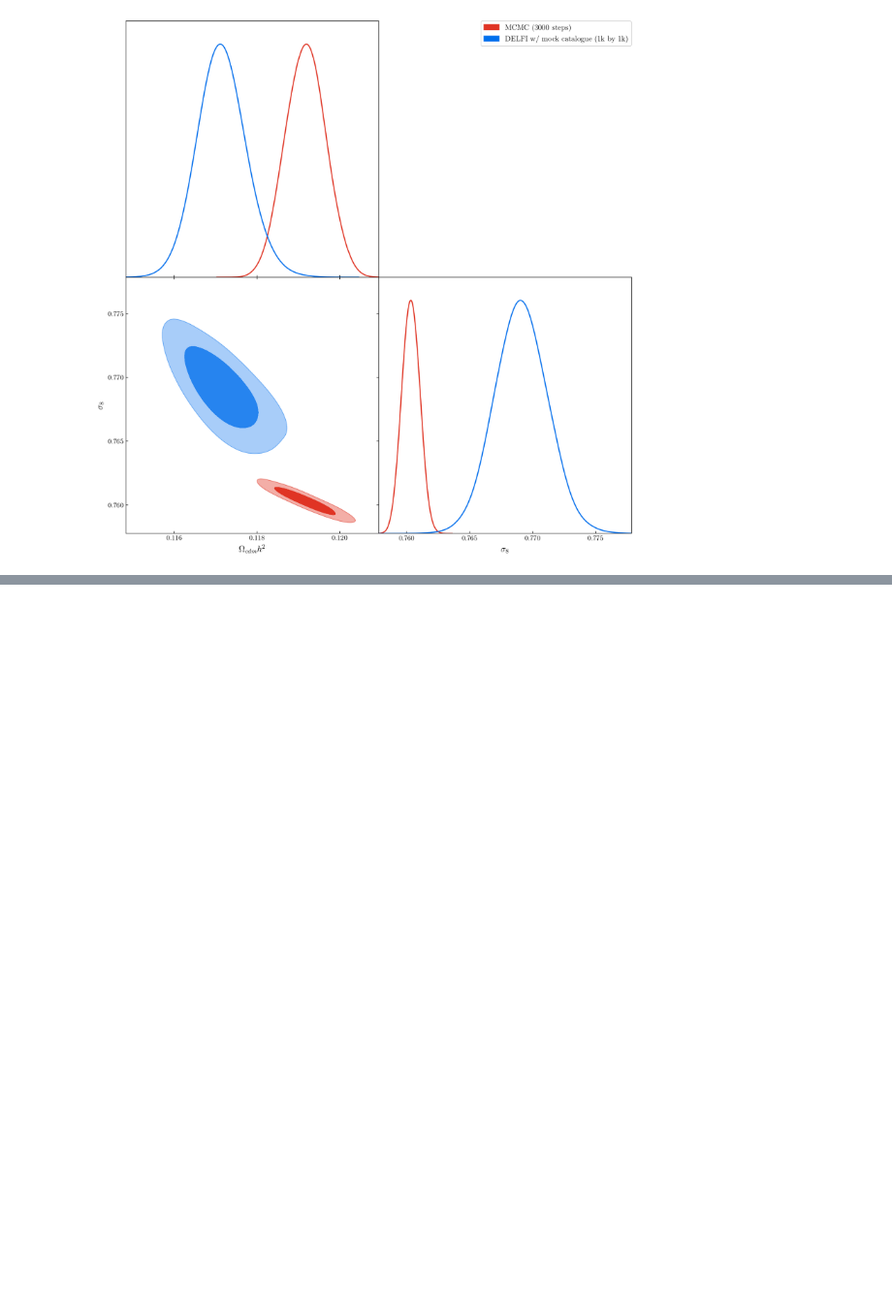
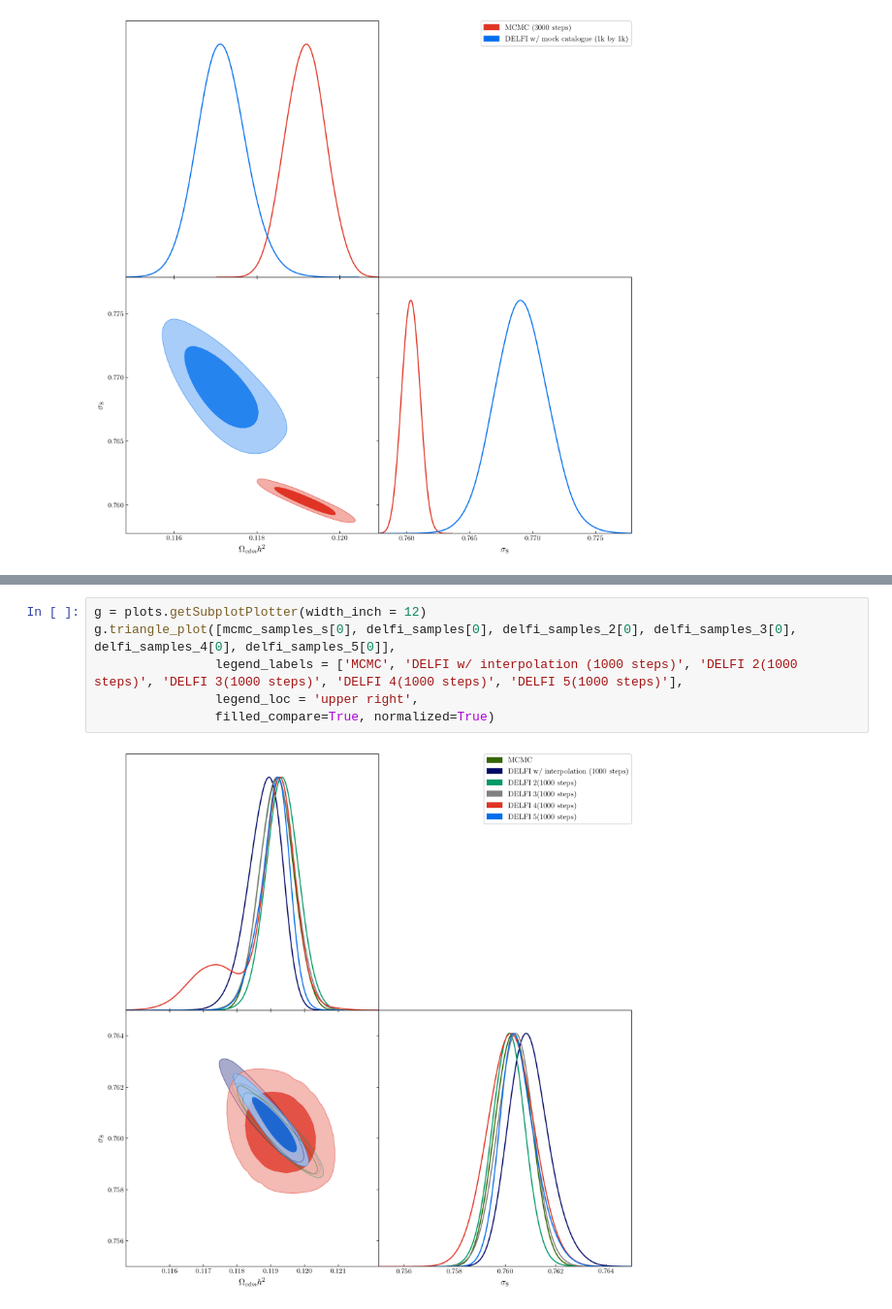
Before and after one commit to AizhanAkhmet/pydelfi_cluster_counts, a Jupyter notebook: examples/7_mcmc_comparison_mocks.ipynb, the cells around one changed output, grey strips where cells are left out. Shown at 97% size. Drawn from its saved outputs; the diff is of its cells as text; blank space fills up the shorter version.

```diff
--- a/examples/7_mcmc_comparison_mocks.ipynb
+++ b/examples/7_mcmc_comparison_mocks.ipynb
@@ -228,0 +371,8 @@ g.triangle_plot([mcmc_samples_s[0], delfi_samples[0]],
+# %%
+g = plots.getSubplotPlotter(width_inch = 12)
+g.triangle_plot([mcmc_samples_s[0], delfi_samples[0], delfi_samples_2[0], delfi_samples_3[0], delfi_samples_4[0], delfi_samples_5[0]],
+                legend_labels = ['MCMC', 'DELFI w/ interpolation (1000 steps)', 'DELFI 2(1000 steps)', 'DELFI 3(1000 steps)', 'DELFI 4(1000 steps)', 'DELFI 5(1000 steps)'],
+                legend_loc = 'upper right',
+                filled_compare=True, normalized=True)
+# %% [output]
+[figure, added]
```
Also changed, not shown: parts of 17 cells of this notebook, 1 other file.
